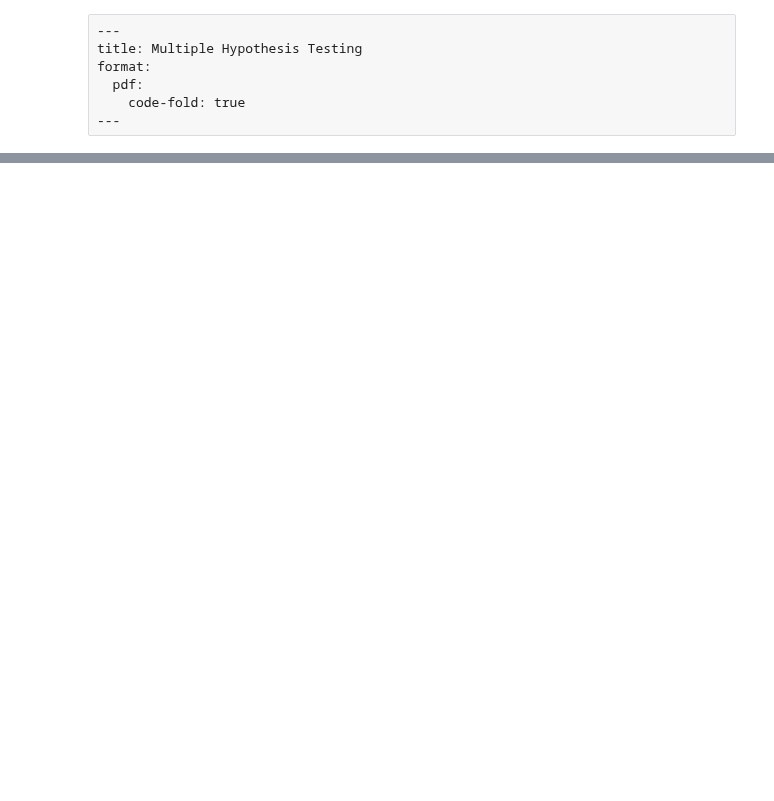
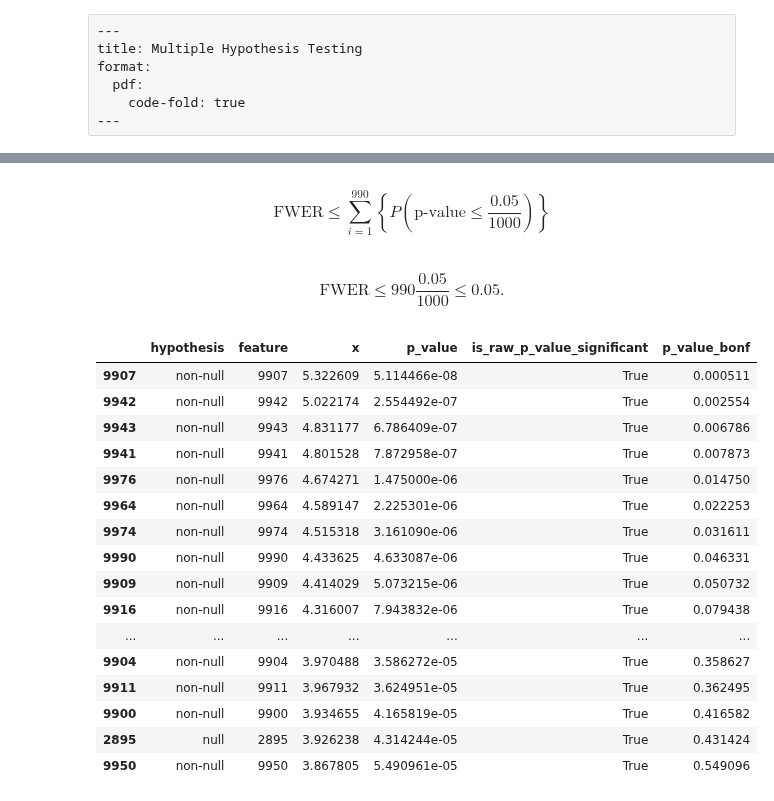
Before and after one commit to igor-sb/blog, a Jupyter notebook: multiple_hypothesis_testing.ipynb, the cells around one changed output, grey strips where cells are left out. Drawn from its saved outputs; the diff is of its cells as text; code cells hidden in the pictures; blank space fills up the shorter version.

```diff
--- a/multiple_hypothesis_testing.ipynb
+++ b/multiple_hypothesis_testing.ipynb
@@ -86,0 +121,33 @@ The earliest and perhaps the most popular method for correcting for multiple hyp
+# %% [markdown]
+$$
+\text{FWER} \leq
+    \sum_{i=1}^{990}
+    \left\{
+        P \left(\text{p-value} \leq \frac{0.05}{1000} \right)
+    \right\}
+$$
+# %% [markdown]
+$$
+\text{FWER} \leq 990 \frac{0.05}{1000} \leq 0.05.
+$$
+# %%
+df['p_value_bonf'] = correct_pvalues(df['p_value'], 'bonferroni')
+df.sort_values('p_value_bonf').head(20)
+# %% [output]
+|  | hypothesis | feature | x | p_value | is_raw_p_value_significant | p_value_bonf |
+| 9907 | non-null | 9907 | 5.322609 | 5.114466e-08 | True | 0.000511 |
+| 9942 | non-null | 9942 | 5.022174 | 2.554492e-07 | True | 0.002554 |
+| 9943 | non-null | 9943 | 4.831177 | 6.786409e-07 | True | 0.006786 |
+| 9941 | non-null | 9941 | 4.801528 | 7.872958e-07 | True | 0.007873 |
+| 9976 | non-null | 9976 | 4.674271 | 1.475000e-06 | True | 0.014750 |
+| 9964 | non-null | 9964 | 4.589147 | 2.225301e-06 | True | 0.022253 |
+| 9974 | non-null | 9974 | 4.515318 | 3.161090e-06 | True | 0.031611 |
+| 9990 | non-null | 9990 | 4.433625 | 4.633087e-06 | True | 0.046331 |
+| 9909 | non-null | 9909 | 4.414029 | 5.073215e-06 | True | 0.050732 |
+| 9916 | non-null | 9916 | 4.316007 | 7.943832e-06 | True | 0.079438 |
+| ... | ... | ... | ... | ... | ... | ... |
+| 9904 | non-null | 9904 | 3.970488 | 3.586272e-05 | True | 0.358627 |
+| 9911 | non-null | 9911 | 3.967932 | 3.624951e-05 | True | 0.362495 |
+| 9900 | non-null | 9900 | 3.934655 | 4.165819e-05 | True | 0.416582 |
+| 2895 | null | 2895 | 3.926238 | 4.314244e-05 | True | 0.431424 |
+| 9950 | non-null | 9950 | 3.867805 | 5.490961e-05 | True | 0.549096 |
```
Also changed, not shown: parts of 20 cells of this notebook, 3 other files.
